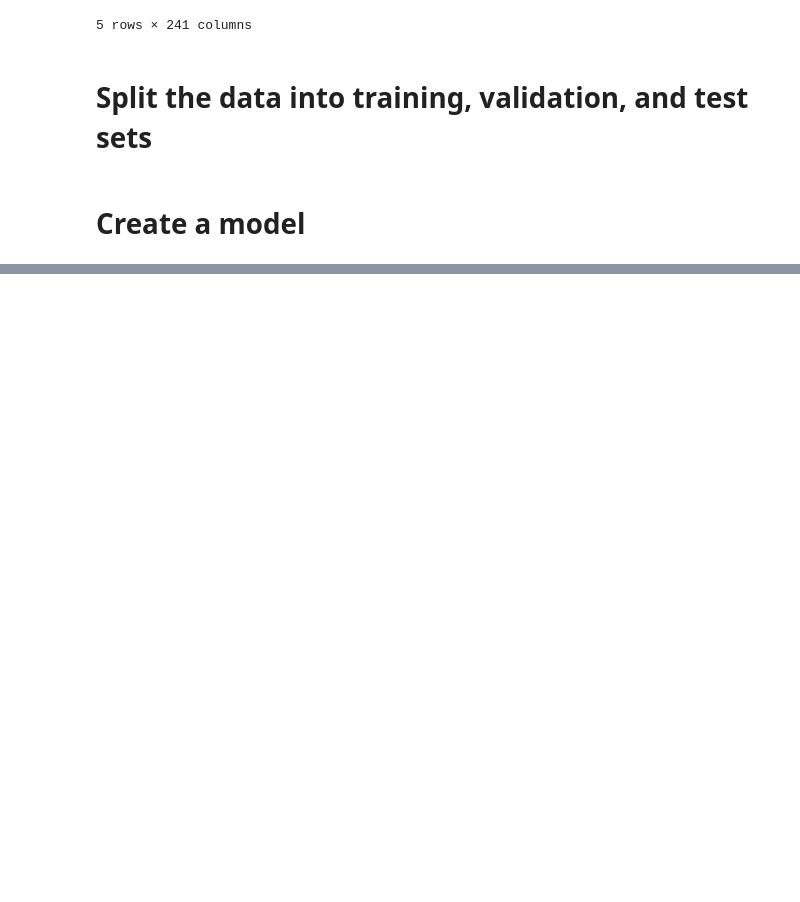
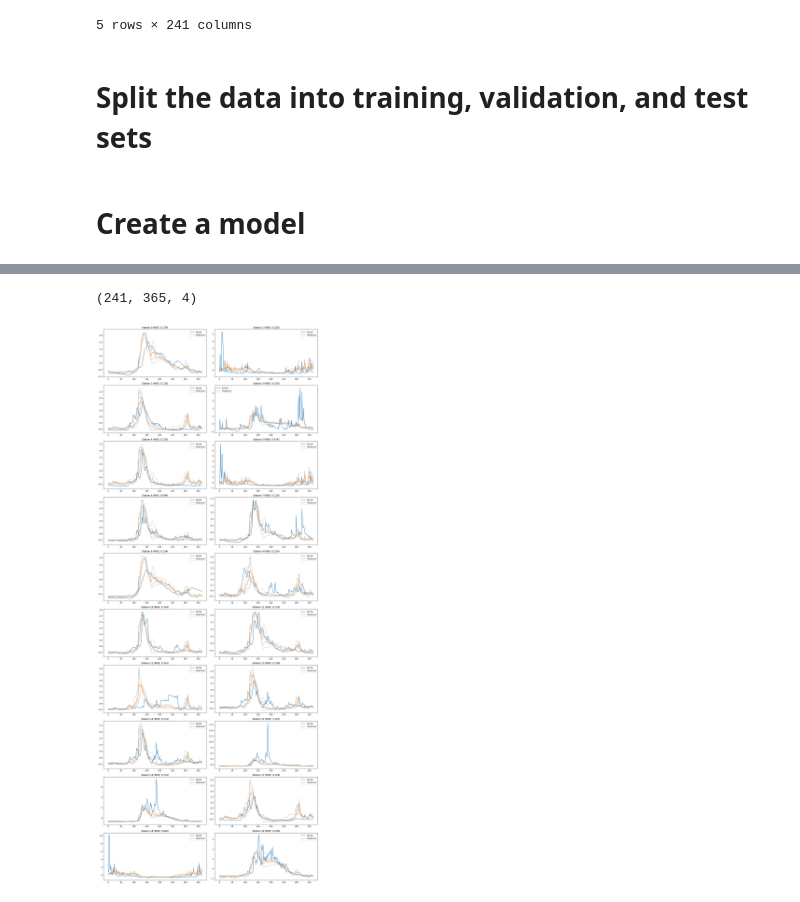
Before and after one commit to TWilson05/EOSC-410-Final-Project, a Jupyter notebook: CNN-LSTM.ipynb, the cells around one changed output, grey strips where cells are left out. Drawn from its saved outputs; the diff is of its cells as text; code cells hidden in the pictures; blank space fills up the shorter version.

```diff
--- a/CNN-LSTM.ipynb
+++ b/CNN-LSTM.ipynb
@@ -66,7 +63,8 @@ n_test = len(streamflow_data) - val_idx
 assert n_train + n_val + n_test == len(streamflow_data)
 
 # standardize the data based on the training set
-precipitation_data = (precipitation_data - np.mean(precipitation_data[:train_idx])) / np.std(precipitation_data[:train_idx])
+rainfall_data = (rainfall_data - np.mean(rainfall_data[:train_idx])) / np.std(rainfall_data[:train_idx])
+snowfall_data = (snowfall_data - np.mean(snowfall_data[:train_idx])) / np.std(snowfall_data[:train_idx])
 max_temp_data = (max_temp_data - np.mean(max_temp_data[:train_idx])) / np.std(max_temp_data[:train_idx])
 min_temp_data = (min_temp_data - np.mean(min_temp_data[:train_idx])) / np.std(min_temp_data[:train_idx])
 streamflow_data = (streamflow_data - streamflow_data.iloc[:train_idx].mean()) / streamflow_data.iloc[:train_idx].std()
@@ -199,0 +289,23 @@ Epoch 10/10
+# %%
+# evaluate the ensemble
+ensemble = []
+for i in range(4):
+    model = tf.keras.models.load_model(f"models/ensemble_model_{i}.h5")
+    ensemble.append(model)
+
+val_dataset = tf.data.Dataset.from_generator(
+    gen_val,
+    (tf.float16, tf.float16),
+    (tf.TensorShape([time_window, *grid_shape, n_channels]), tf.TensorShape([n_stations]))
+).batch(batch_size)
+
+ensemble_predictions = []
+for model in ensemble:
+    ensemble_predictions.append(model.predict(val_dataset))
+
+ensemble_mean = np.mean(ensemble_predictions, axis=0)
+
+# calculate the RMSE
+val_data = np.zeros((n_val, n_stations))
+for i, (xx, yy) in enumerate(gen_val()):
+    val_data[i] = yy
@@ -199,0 +321,24 @@ Epoch 10/10
+# %%
+np.array(ensemble_predictions).T.shape
+# %% [output]
+(241, 365, 4)
+# %%
+# plot the model predictions for the first 20 stations using subplots
+n_plot = 20
+
+predictions = ensemble_mean
+
+fig, axs = plt.subplots(n_plot // 2, 2, figsize=(16, n_plot * 2))
+for i in range(n_plot):
+    mse = np.mean((val_data[:, i] - predictions[:, i]) ** 2)
+    station = i
+    ax = axs[i // 2, i % 2]
+    ax.plot(np.array(ensemble_predictions).T[i], c='k', alpha=0.2)
+    ax.plot(val_data[:, station], label='Actual')
+    ax.plot(predictions[:, station], label='Predicted')
+    ax.set_title(f"Station {station} (MSE: {mse:.3f})")
+    ax.legend()
+plt.tight_layout()
+plt.show()
+# %% [output]
+[figure, added]
```
Also changed, not shown: parts of 7 cells of this notebook, 1 other file.
